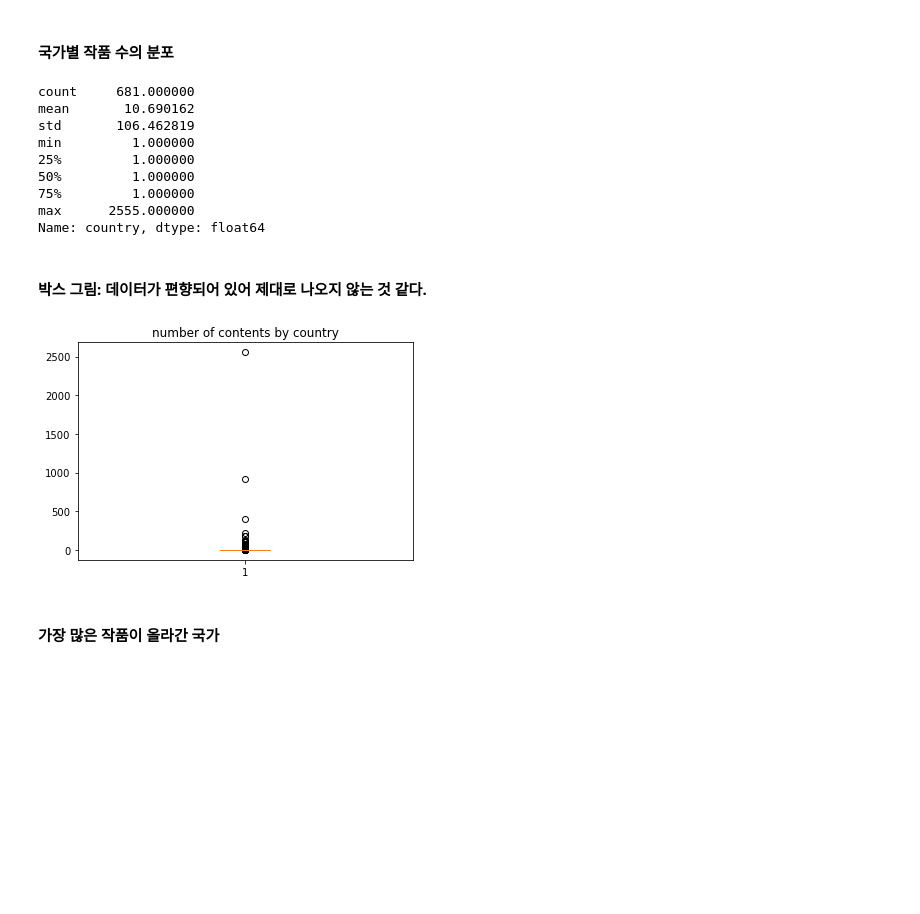
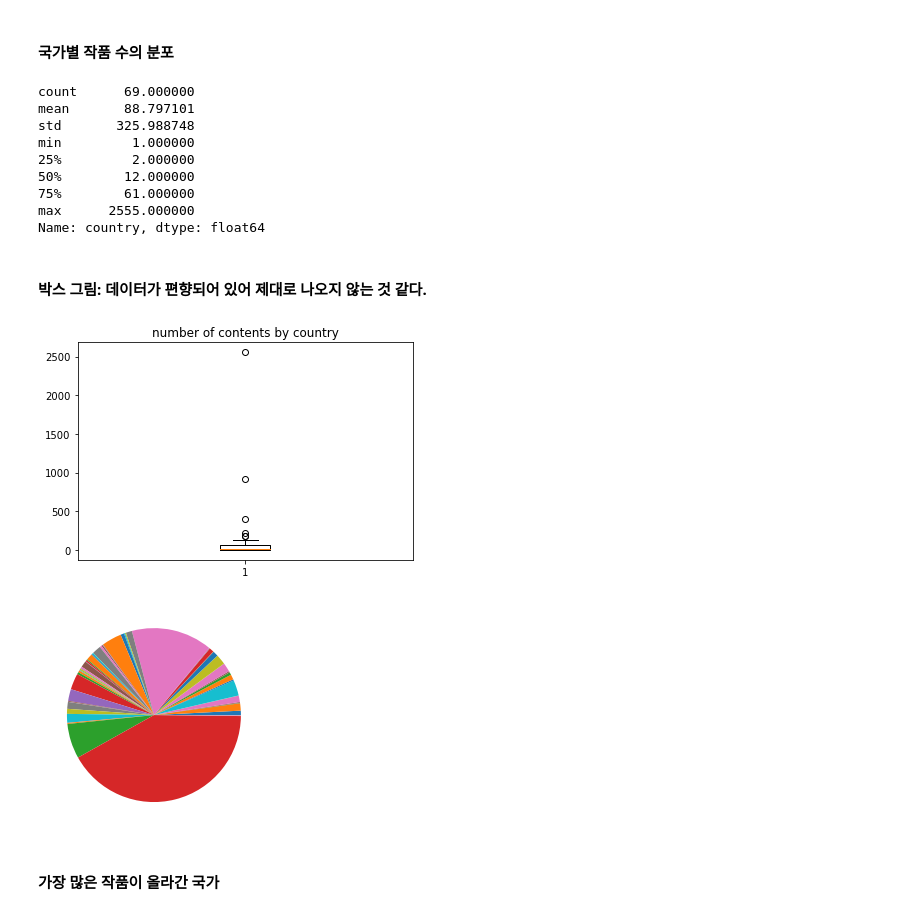
Before and after one commit to super-corini/programmers_kdt_II, a Jupyter notebook: 5. Day5 mission.ipynb, the cells around one changed output. Saved outputs shown, nothing was run; the diff lists cells and outputs as text; code cells hidden in the pictures; blank space fills up the shorter version.

```diff
--- a/5. Day5 mission.ipynb
+++ b/5. Day5 mission.ipynb
@@ -120,0 +123,5 @@ Name: country, Length: 681, dtype: int64
+# %%
+country = [i for i in netflix_by_country.index if ',' not in i]
+netflix_by_country = netflix_by_country[country]
+
+netflix_by_country.index
@@ -123,13 +160,13 @@ Name: country, Length: 681, dtype: int64
 # %%
 netflix_by_country.describe()
 # %% [output]
-count     681.000000
-mean       10.690162
-std       106.462819
+count      69.000000
+mean       88.797101
+std       325.988748
 min         1.000000
-25%         1.000000
-50%         1.000000
-75%         1.000000
+25%         2.000000
+50%        12.000000
+75%        61.000000
 max      2555.000000
 Name: country, dtype: float64
 # %% [markdown]
@@ -139,7 +176,13 @@ plt.boxplot(netflix_by_country)
 plt.title("number of contents by country")
 plt.show()
 # %% [output]
-[figure, old version]
+[figure, new version]
+# %%
+plt.pie(netflix_by_country)
+
+plt.show()
+# %% [output]
+[figure, added]
 # %% [markdown]
 #### 가장 많은 작품이 올라간 국가
 # %%
```
Also changed, not shown: parts of 23 cells of this notebook.
